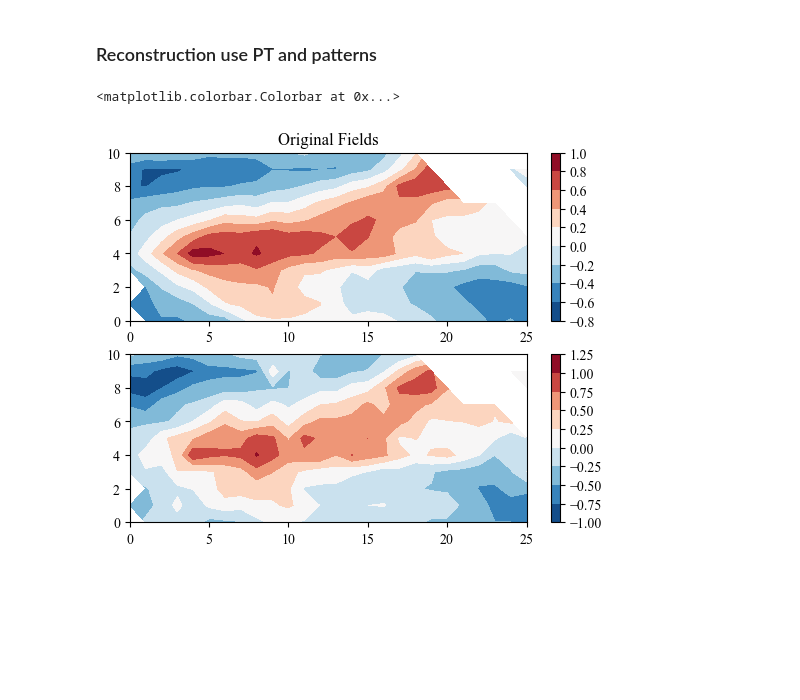
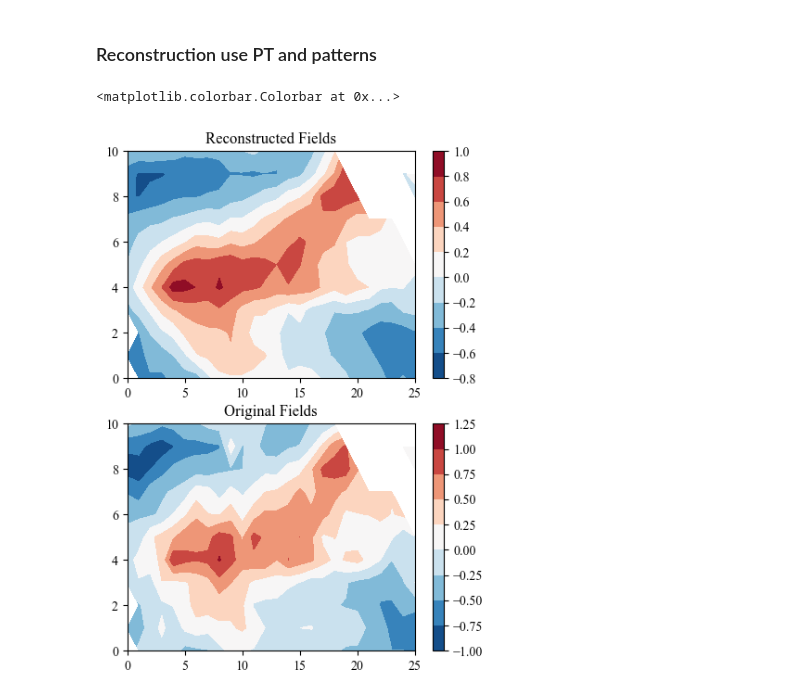
Before and after one commit to ZiluM/sacpy, a Jupyter notebook: docs/_sources/notebooks/EOF.ipynb, the cells around one changed output. Saved outputs shown, nothing was run; the diff lists cells and outputs as text; code cells hidden in the pictures; blank space fills up the shorter version.

```diff
--- a/docs/_sources/notebooks/EOF.ipynb
+++ b/docs/_sources/notebooks/EOF.ipynb
@@ -90,18 +90,19 @@ fig.colorbar(m1,cax=cb_ax,orientation="horizontal")
 # %%
 eof = scp.EOF(ssta)
 eof.solve()
 pc = eof.get_pc(npt=10)
 pt = eof.get_pt(npt=10)
 eof.load_pt(pt)
 res = eof.decoder(pc)
+plt.figure(figsize=[5,7])
+plt.subplot(211)
 plt.title("Reconstructed Fields")
-plt.subplot(211)
 plt.contourf(res[0])
 plt.colorbar()
+plt.subplot(212)
 plt.title("Original Fields")
-plt.subplot(212)
 plt.contourf(ssta[0])
 plt.colorbar()
 # %% [output]
 <matplotlib.colorbar.Colorbar at 0x...>
-[figure, old version]
+[figure, new version]
```
Also changed, not shown: parts of 1 cell of this notebook, 24 other files.
